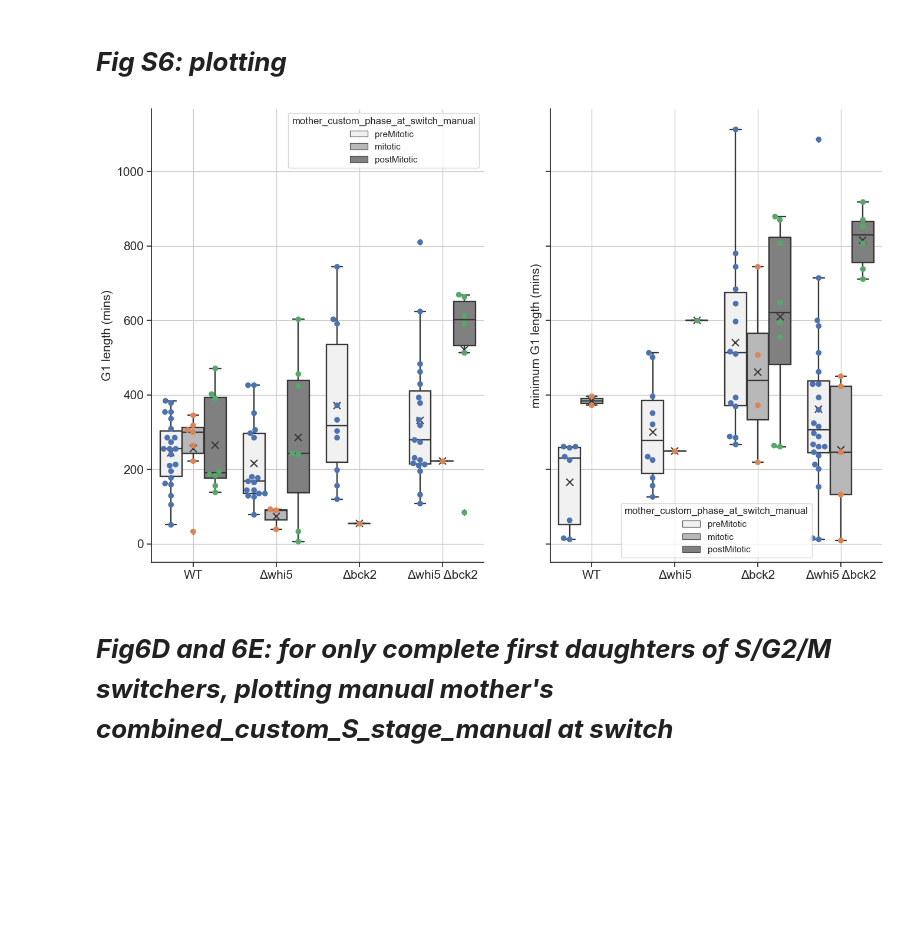
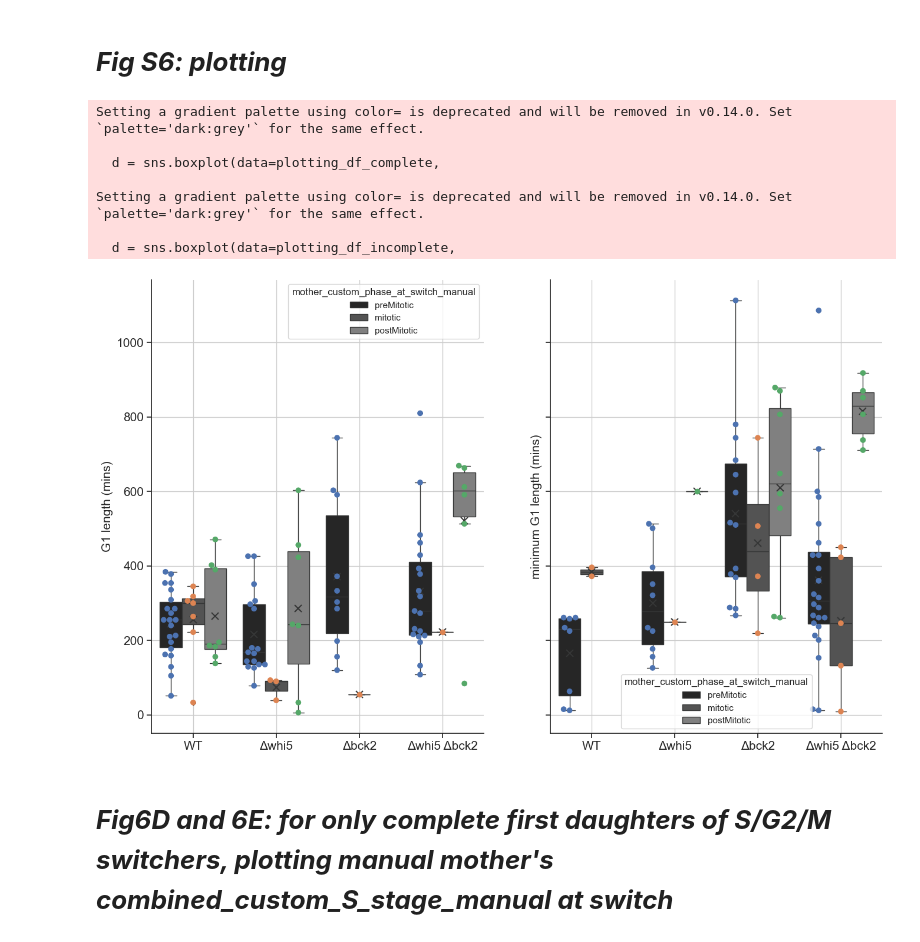
Before and after one commit to SchmollerLab/Nutrient-switch-analysis, a Jupyter notebook: final_code/Fig6_FigS6/Fig6_FigS6_plots.ipynb, the cells around one changed output. Saved outputs shown, nothing was run; the diff lists cells and outputs as text; code cells hidden in the pictures; blank space fills up the shorter version.

```diff
--- a/final_code/Fig6_FigS6/Fig6_FigS6_plots.ipynb
+++ b/final_code/Fig6_FigS6/Fig6_FigS6_plots.ipynb
@@ -28,7 +28,7 @@ except FileNotFoundError:
 # ***Import csv file generated at the end of script5 in dataprep***
 # %%
 
-overall_df = pd.read_csv(r"Y:\test_dfs_for_final_code\20231013_20231019_repscombined\final_processed_reps_combined_fluorescence_analysis_dataset.csv")
+overall_df = pd.read_csv(r"C:\Users\timon\OneDrive\Helmholtz\Scripts\Yagya_jupyter\dfs_for_final_code\20231013_20231019_repscombined\final_processed_reps_combined_fluorescence_analysis_dataset.csv")
 # %% [markdown]
 # ***Fig 6A: plotting Whi5-mCitrine and HTB2-mScarlet curves for one example cell cycle: 'YCY024_1_WTlabelled_Position_3_Cell_3_Gen_1_Rep_1'***
 # %%
@@ -384,7 +571,8 @@ PROPS = {
     'boxprops':{'edgecolor':"#363737"},
     'medianprops':{'color':"#363737"},
     'whiskerprops':{'color':"#363737"},
-    'capprops':{'color':"#363737"}
+    'capprops':{'color':"#363737"},
+    'flierprops':{'marker':'D', 'markerfacecolor':'black', 'markeredgecolor':'black', 'markersize':4}
 }
 lut = {"YCY024_1_WTlabelled":"#c5c9c7" , "YCY030_2_Whi5del_labelled": "#c87f89",
        "YCY037_1_Bck2del_labelled": "#5684ae", "YCY038_1_Whi5Bck2doubledel_labelled":"#b790d4"}
@@ -450,34 +638,41 @@ d.set_xticklabels(["WT",  "Δwhi5", "Δbck2", "Δwhi5 Δbck2"], fontsize = 15)
 sns.despine(ax=ax2)
 #plt.setp(ax1.get_xticklabels(), rotation=45, ha="right", rotation_mode="anchor")
 sns.swarmplot(data=plotting_df_incomplete,
               x="strain_sa",
               y="G1_length_mins",
               hue = "mother_custom_phase_at_switch_manual",
               hue_order = ['preMitotic', 'mitotic', 'postMitotic'],
               dodge = True,
               s =7,
               #color = "k",
               legend = False,
               ax=ax2
              )
 
 
 
 ax1.set_xlabel("", fontsize = 15)
 ax2.set_xlabel("", fontsize = 15)
 #ax3.xlabel("", fontsize = 15)
 ax1.set_ylabel("G1 length (mins)", fontsize = 15)
 ax2.set_ylabel("minimum G1 length (mins)", fontsize = 15)
 #ax3.ylabel("", fontsize = 15)
 ax1.grid()
 ax2.grid()
 
 #ax3.grid()
 # plt.suptitle("First daughters of S/G2/M switchers", fontsize = 15, y =0.93)
 #d.suptitle('First daughters of S/G2/M switchers')
 #plt.savefig(r"C:\Users\yagya.chadha\Desktop\Yagya\Presentations\Plots from Python\Final figures\Fig6\panel5_updated.svg", bbox_inches = 'tight')
 # %% [output]
+Setting a gradient palette using color= is deprecated and will be removed in v0.14.0. Set `palette='dark:grey'` for the same effect.
+
+  d = sns.boxplot(data=plotting_df_complete,
+
+Setting a gradient palette using color= is deprecated and will be removed in v0.14.0. Set `palette='dark:grey'` for the same effect.
+
+  d = sns.boxplot(data=plotting_df_incomplete,
-[figure, old version]
+[figure, new version]
 # %% [markdown]
 # ***Fig6D and 6E: for only complete first daughters of S/G2/M switchers, plotting manual mother's combined_custom_S_stage_manual at switch***
 # %%
```
Also changed, not shown: parts of 26 cells of this notebook, 47 other files.
